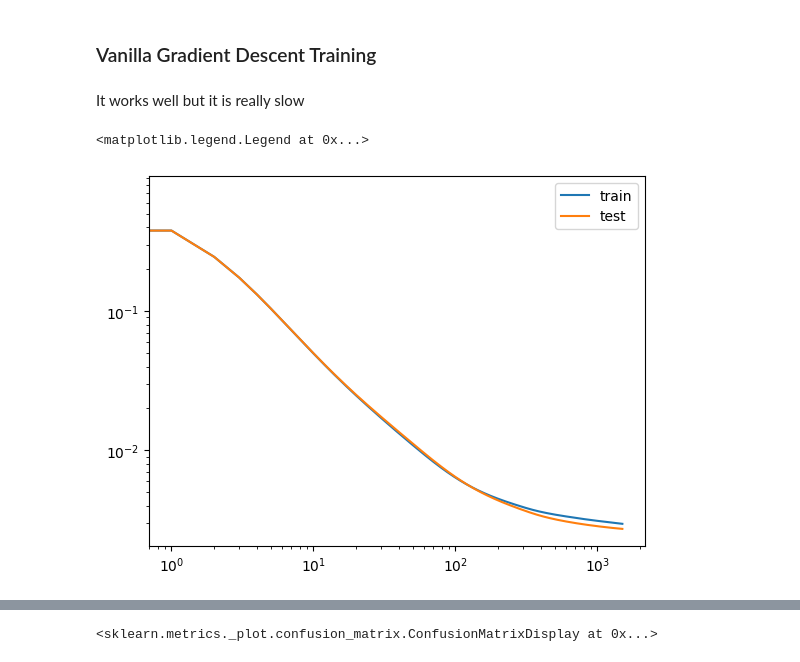
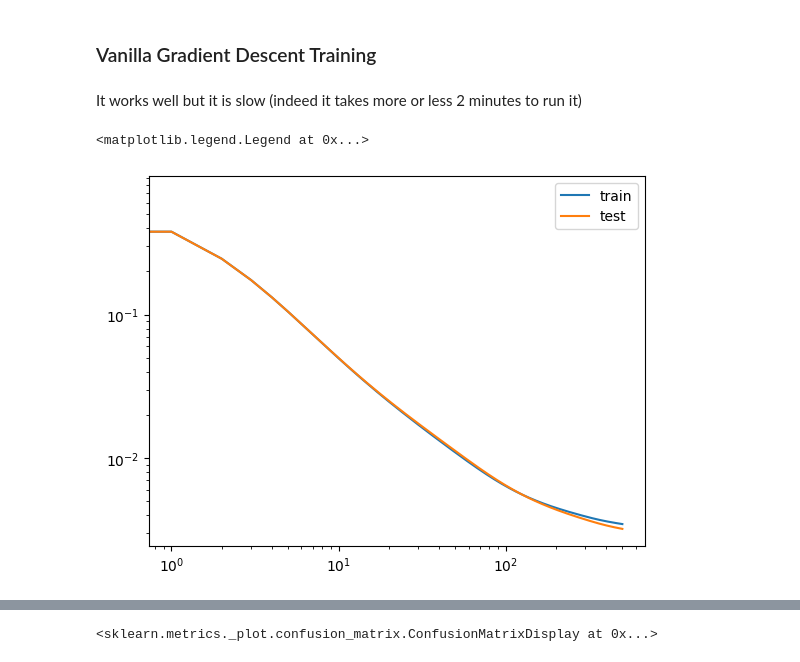
Before and after one commit to edogriba/NAML-2024, a Jupyter notebook: AutoEncoderForFraudDetection.ipynb, the cells around one changed output, grey strips where cells are left out. Saved outputs shown, nothing was run; the diff lists cells and outputs as text; code cells hidden in the pictures.

```diff
--- a/AutoEncoderForFraudDetection.ipynb
+++ b/AutoEncoderForFraudDetection.ipynb
@@ -258,43 +250,43 @@ def loss_X_ent_ANN(x, y, params):
 # %% [markdown]
 ### Vanilla Gradient Descent Training
 # %% [markdown]
-It works well but it is really slow
+It works well but it is slow (indeed it takes more or less 2 minutes to run it)
 # %%
 # Hyperparameters
 layers_size = [30, 20, 10, 1]
-num_epochs = 1500
+num_epochs = 500
 learning_rate = 0.8
 
 params = initialize_params_ANN(layers_size)
 grad = jax.grad(loss_X_ent_ANN, argnums=2)
 
-# Just in time
+# Just in time compilation
 loss_jit = jax.jit(loss_X_ent_ANN)
 grad_jit = jax.jit(grad)
 
 n_samples = x_train.shape[0]
 
 history_loss_train = []
 history_loss_test = []
 
 
 history_loss_train.append(loss_X_ent_ANN(x_train, y_train, params))
 history_loss_test.append(loss_X_ent_ANN(x_test, y_test, params))
 
 for epoch in tqdm(range(num_epochs)):
   grad_vals = grad_jit(x_train, y_train, params)
   for i in range(len(params)):
     params[i] = params[i] - learning_rate * grad_vals[i]
 
   history_loss_train.append(loss_X_ent_ANN(x_train, y_train, params))
   history_loss_test.append(loss_X_ent_ANN(x_test, y_test, params))
 
 plt.loglog(history_loss_train, label="train")
 plt.loglog(history_loss_test, label="test")
 plt.legend()
 # %% [output]
 <matplotlib.legend.Legend at 0x...>
-[figure, old version]
+[figure, new version]
 # %%
 ANN_pred_test = ANN(x_test, params)
 y_pred_test = np.where(ANN_pred_test >= 0.5, 1., 0.)
```
Also changed, not shown: parts of 21 cells of this notebook.
